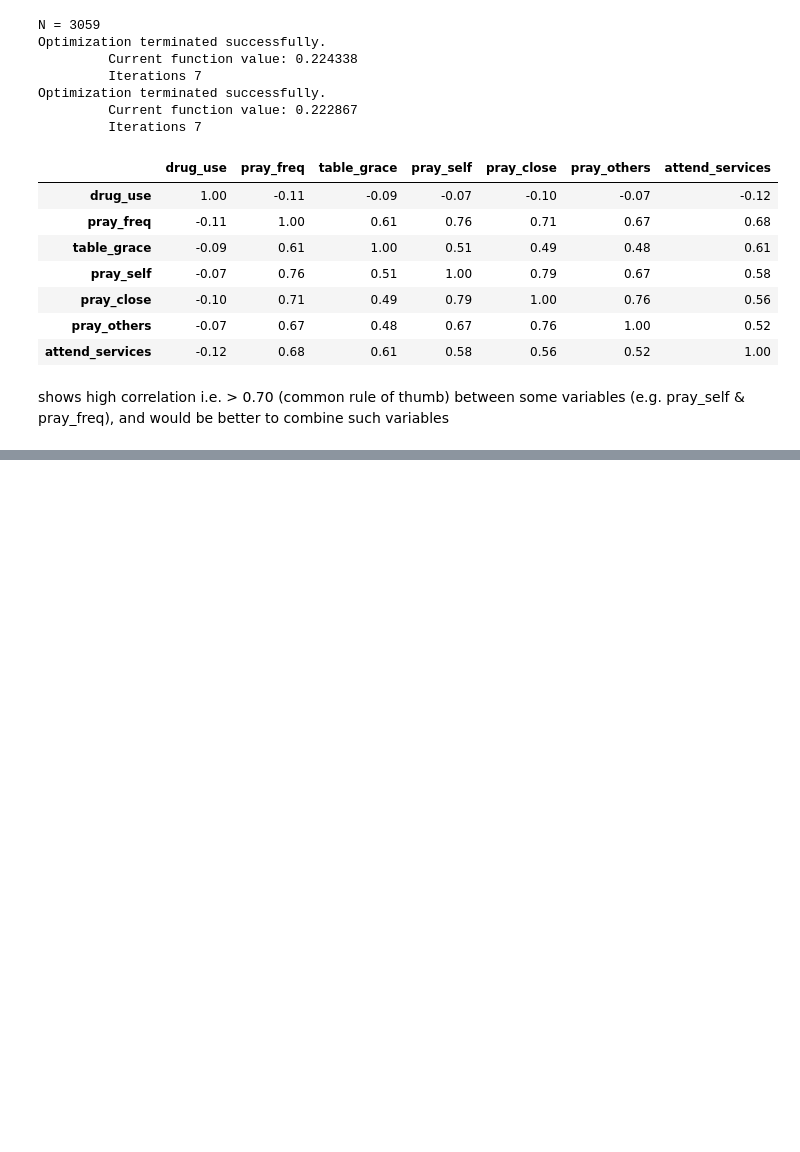
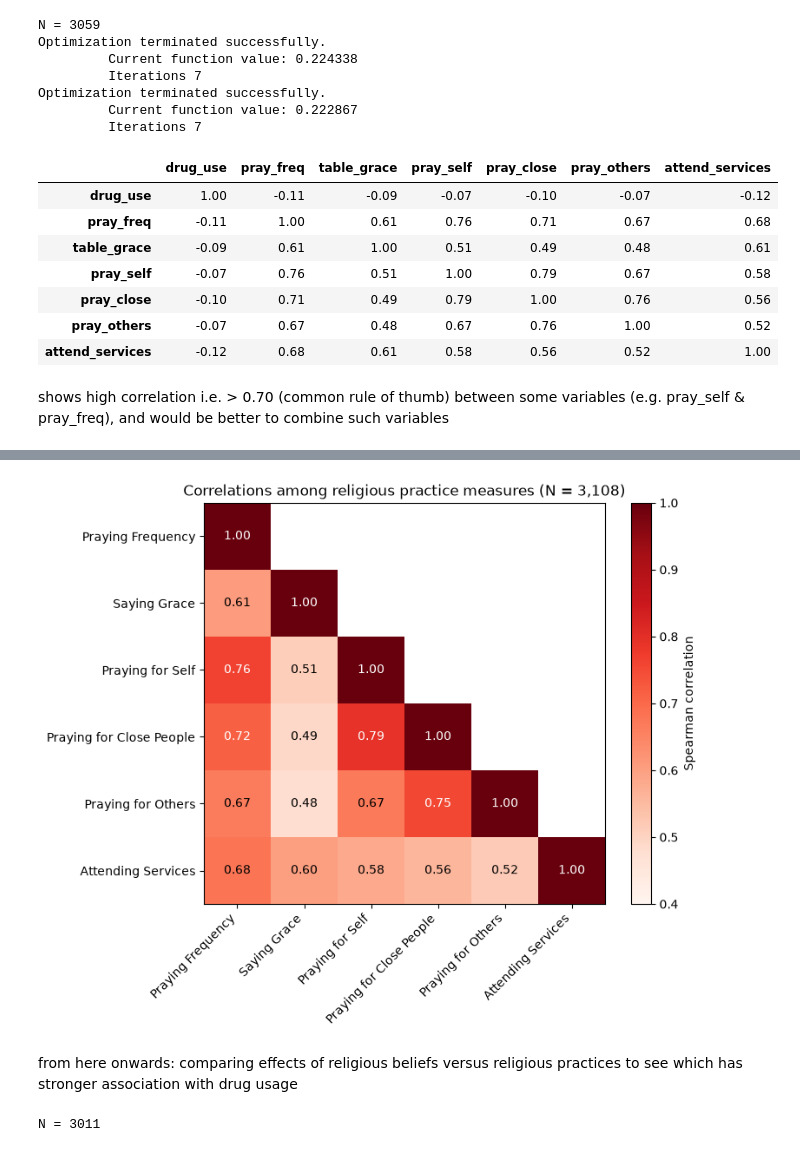
Before and after one commit to khavi31/poodle, a Jupyter notebook: religpracs_druguse_combined_prayer.ipynb, the cells around one changed output, grey strips where cells are left out. Cells and saved outputs as stored; diff of their text form; code cells hidden in the pictures; blank space fills up the shorter version.

```diff
--- a/religpracs_druguse_combined_prayer.ipynb
+++ b/religpracs_druguse_combined_prayer.ipynb
@@ -422,0 +366,43 @@ sg
+# %%
+import pandas as pd
+import numpy as np
+import matplotlib.pyplot as plt
+
+# 1. Load and rename
+df = pd.read_stata("chrisu.DTA", convert_categoricals=False).copy()
+df = df.rename(columns={
+    "V25": "pray_freq", "V26": "table_grace", "V27": "pray_self",
+    "V28": "pray_close", "V29": "pray_others", "V34": "attend_services",
+})
+
+# 2. The six practice variables and their display labels
+cols = ["pray_freq", "table_grace", "pray_self", "pray_close", "pray_others", "attend_services"]
+labels = ["Praying Frequency", "Saying Grace", "Praying for Self",
+          "Praying for Close People", "Praying for Others", "Attending Services"]
+
+# 3. Spearman correlations on complete cases
+sample = df[cols].dropna()
+corr = sample.corr(method="spearman").values
+n = len(cols)
+shown = np.ma.masked_where(np.triu(np.ones((n, n), dtype=bool), k=1), corr)   # hide duplicate half
+
+# 4. Heatmap
+fig, ax = plt.subplots(figsize=(8, 6.5))
+im = ax.imshow(shown, cmap="Reds", vmin=0.4, vmax=1)
+ax.set_xticks(range(n)); ax.set_xticklabels(labels, rotation=45, ha="right")
+ax.set_yticks(range(n)); ax.set_yticklabels(labels)
+
+for i in range(n):
+    for j in range(i + 1):
+        ax.text(j, i, f"{corr[i, j]:.2f}", ha="center", va="center",
+                color="white" if corr[i, j] > 0.7 else "black")
+
+fig.colorbar(im, ax=ax, label="Spearman correlation")
+ax.set_title(f"Correlations among religious practice measures (N = {len(sample):,})")
+plt.tight_layout()
+plt.savefig("practices_correlations.png", dpi=300)    # high-resolution copy for Overleaf
+plt.show()
+# %% [output]
+[figure, added]
+# %% [markdown]
+from here onwards: comparing effects of religious beliefs versus religious practices to see which has stronger association with drug usage
@@ -422,0 +429,5 @@ sg
+# %%
+cb = df[["drug_use"] + practices + beliefs].dropna().copy()
+print("N =", len(cb))
+# %% [output]
+N = 3011
```
Also changed, not shown: parts of 24 cells of this notebook.
